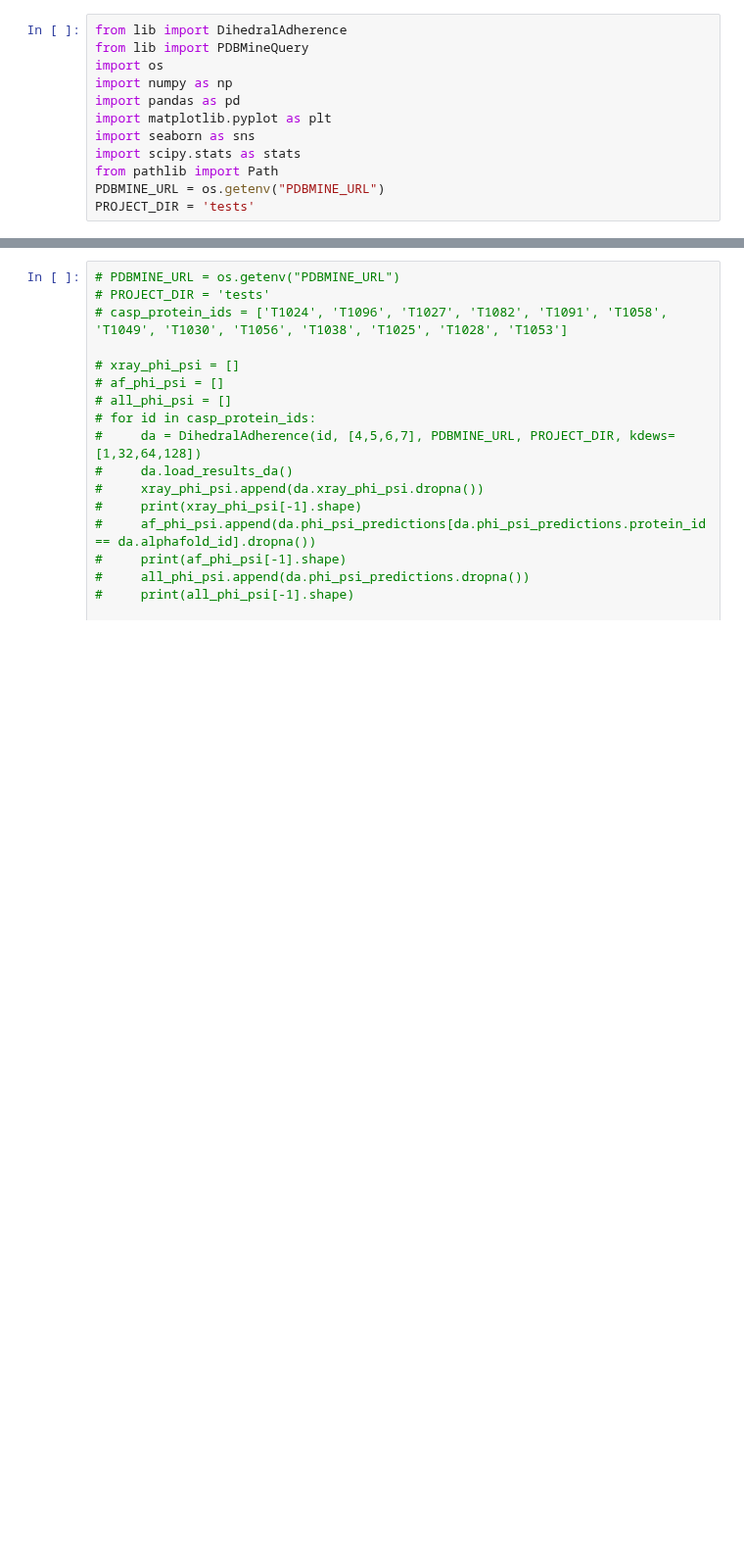
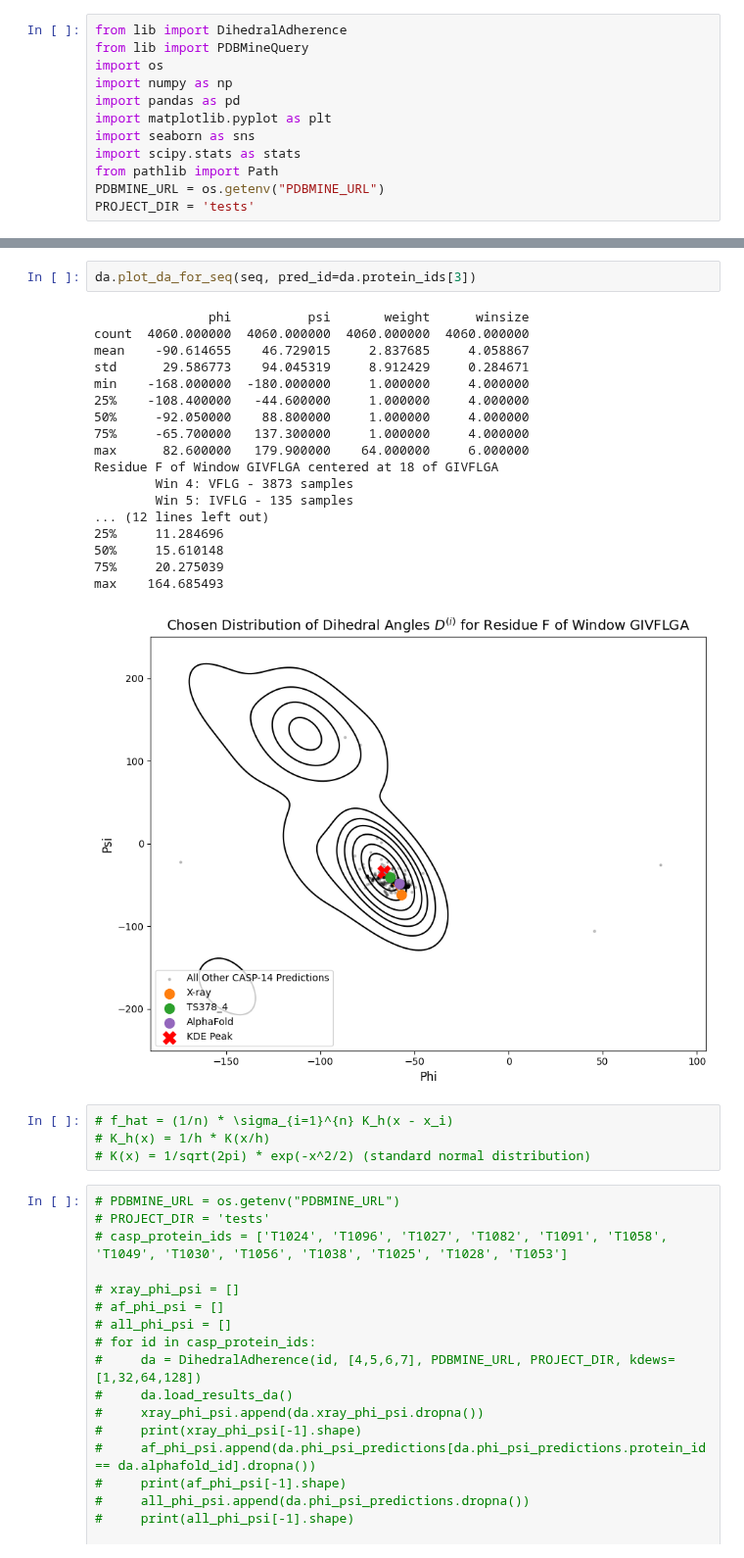
Before and after one commit to Musa-Azeem/protein-dihedral-visualization, a Jupyter notebook: 180_investigation.ipynb, the cells around one changed output, grey strips where cells are left out. Shown at 98% size. Saved outputs shown, nothing was run; the diff lists cells and outputs as text; blank space fills up the shorter version.

```diff
--- a/180_investigation.ipynb
+++ b/180_investigation.ipynb
@@ -16,3 +77,28 @@ PROJECT_DIR = 'tests'
+# %%
+da.plot_da_for_seq(seq, pred_id=da.protein_ids[3])
+# %% [output]
+               phi          psi       weight      winsize
+count  4060.000000  4060.000000  4060.000000  4060.000000
+mean    -90.614655    46.729015     2.837685     4.058867
+std      29.586773    94.045319     8.912429     0.284671
+min    -168.000000  -180.000000     1.000000     4.000000
+25%    -108.400000   -44.600000     1.000000     4.000000
+50%     -92.050000    88.800000     1.000000     4.000000
+75%     -65.700000   137.300000     1.000000     4.000000
+max      82.600000   179.900000    64.000000     6.000000
+Residue F of Window GIVFLGA centered at 18 of GIVFLGA
+        Win 4: VFLG - 3873 samples
+        Win 5: IVFLG - 135 samples
+... (12 lines left out)
+25%     11.284696
+50%     15.610148
+75%     20.275039
+max    164.685493
+[figure, added]
+# %%
+# f_hat = (1/n) * \sigma_{i=1}^{n} K_h(x - x_i)
+# K_h(x) = 1/h * K(x/h)
+# K(x) = 1/sqrt(2pi) * exp(-x^2/2) (standard normal distribution)
 # %%
 # PDBMINE_URL = os.getenv("PDBMINE_URL")
 # PROJECT_DIR = 'tests'
```
Also changed, not shown: parts of 7 cells of this notebook, 5 other files.
